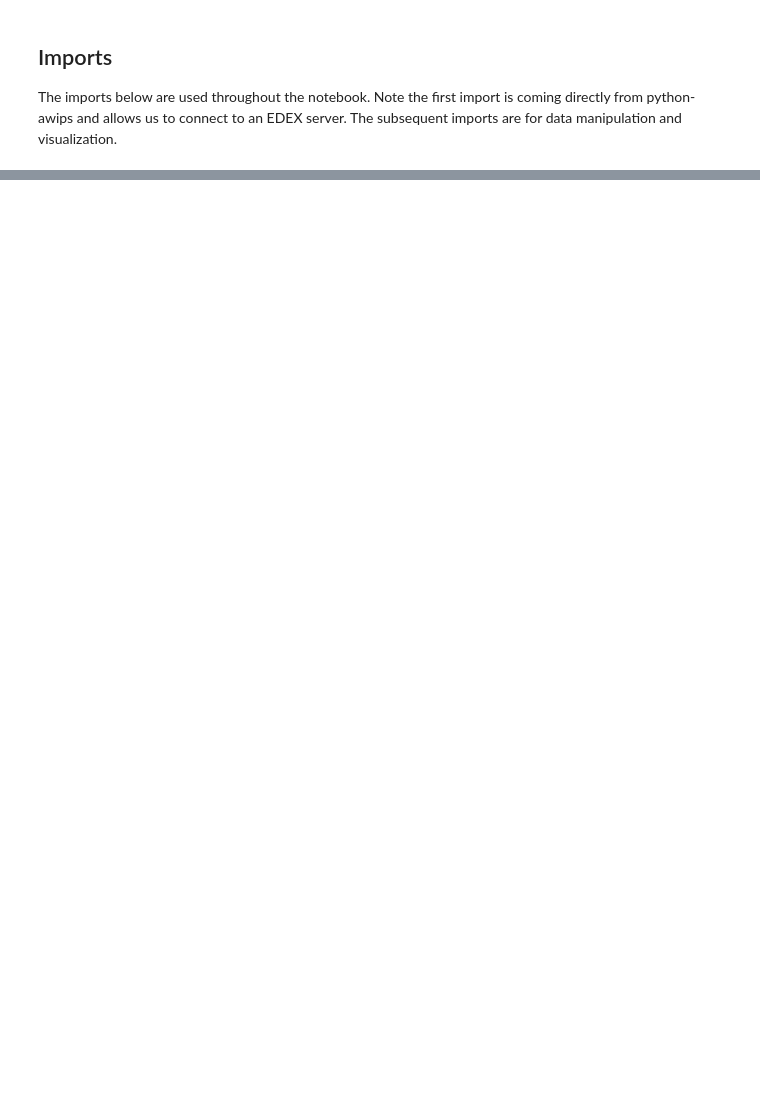
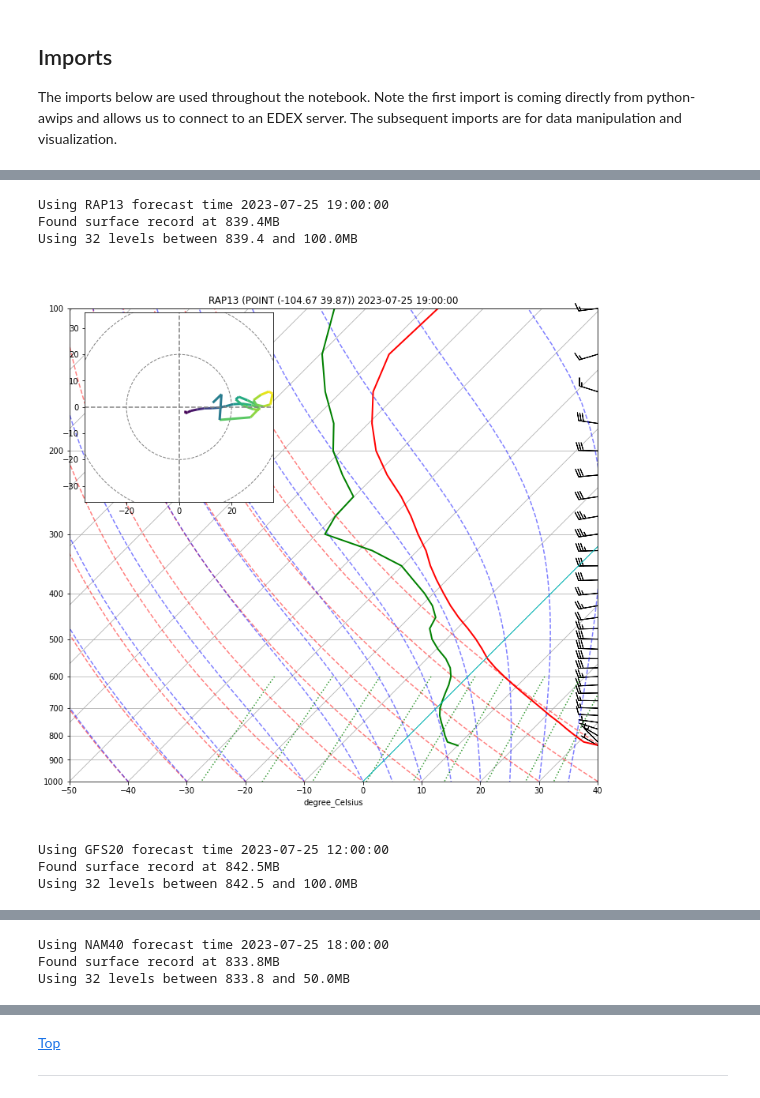
Before and after one commit to Unidata/python-awips, a Jupyter notebook: examples/notebooks/Forecast_Model_Vertical_Sounding.ipynb, the cells around one changed output, grey strips where cells are left out. Cells and saved outputs as stored; diff of their text form; code cells hidden in the pictures; blank space fills up the shorter version.

```diff
--- a/examples/notebooks/Forecast_Model_Vertical_Sounding.ipynb
+++ b/examples/notebooks/Forecast_Model_Vertical_Sounding.ipynb
@@ -314,0 +92,24 @@ Using 32 levels between 831.5 and 50.0MB
+# %%
+def get_surface_data(modelName, location, time):
+    """ model name, location, and timeRange desire """
+
+    # request data and sort response
+    pressure,temp,dpt,ucomp,vcomp = [],[],[],[],[]
+    use_parms = ['T','DpT','uW','vW','P']
+    use_level = "0.0FHAG"
+
+    sndObject = ModelSounding.getSounding(modelName, use_parms, [use_level], location, time)
+    if len(sndObject) > 0:
+        for time in sndObject._dataDict:
+            pressure.append(float(sndObject._dataDict[time][use_level]['P']))
+            temp.append(float(sndObject._dataDict[time][use_level]['T']))
+            dpt.append(float(sndObject._dataDict[time][use_level]['DpT']))
+            ucomp.append(float(sndObject._dataDict[time][use_level]['uW']))
+            vcomp.append(float(sndObject._dataDict[time][use_level]['vW']))
+        print("Found surface record at " + "%.1f" % pressure[0] + "MB")
+    else:
+        raise ValueError("sndObject returned empty for query ["
+                        + ', '.join(str(x) for x in (modelName, use_parms, point, use_level)) +"]")
+
+    # return information for plotting
+    return pressure,temp,dpt,ucomp,vcomp
@@ -314,0 +259,25 @@ Using 32 levels between 831.5 and 50.0MB
+# %%
+models = ["RAP13", "GFS20", "NAM40"]
+
+for modelName in models:
+    timeReq = DataAccessLayer.newDataRequest("grid")
+    timeReq.setLocationNames(modelName)
+    cycles = DataAccessLayer.getAvailableTimes(timeReq, True)
+    times = DataAccessLayer.getAvailableTimes(timeReq)
+    fr = DataAccessLayer.getForecastRun(cycles[-1], times)
+    print("Using " + modelName + " forecast time " + str(fr[0]))
+    tr = [fr[0]]
+
+    p,t,d,u,v = get_surface_data(modelName,point,tr)
+    p,t,d,u,v,w = get_levels_data(modelName,point,tr,p,t,d,u,v)
+
+    # Skew-T
+    plot_skewT(modelName,p,t,d,u,v,w,tr[0])
+# %% [output]
+Using RAP13 forecast time 2023-07-25 19:00:00
+Found surface record at 839.4MB
+Using 32 levels between 839.4 and 100.0MB
+[figure, added]
+Using GFS20 forecast time 2023-07-25 12:00:00
+Found surface record at 842.5MB
+Using 32 levels between 842.5 and 100.0MB
@@ -314,0 +285,3 @@ Using 32 levels between 831.5 and 50.0MB
+Using NAM40 forecast time 2023-07-25 18:00:00
+Found surface record at 833.8MB
+Using 32 levels between 833.8 and 50.0MB
@@ -314,0 +289,4 @@ Using 32 levels between 831.5 and 50.0MB
+# %% [markdown]
+<a href="#top">Top</a>
+
+---
```
Also changed, not shown: parts of 40 cells of this notebook.
